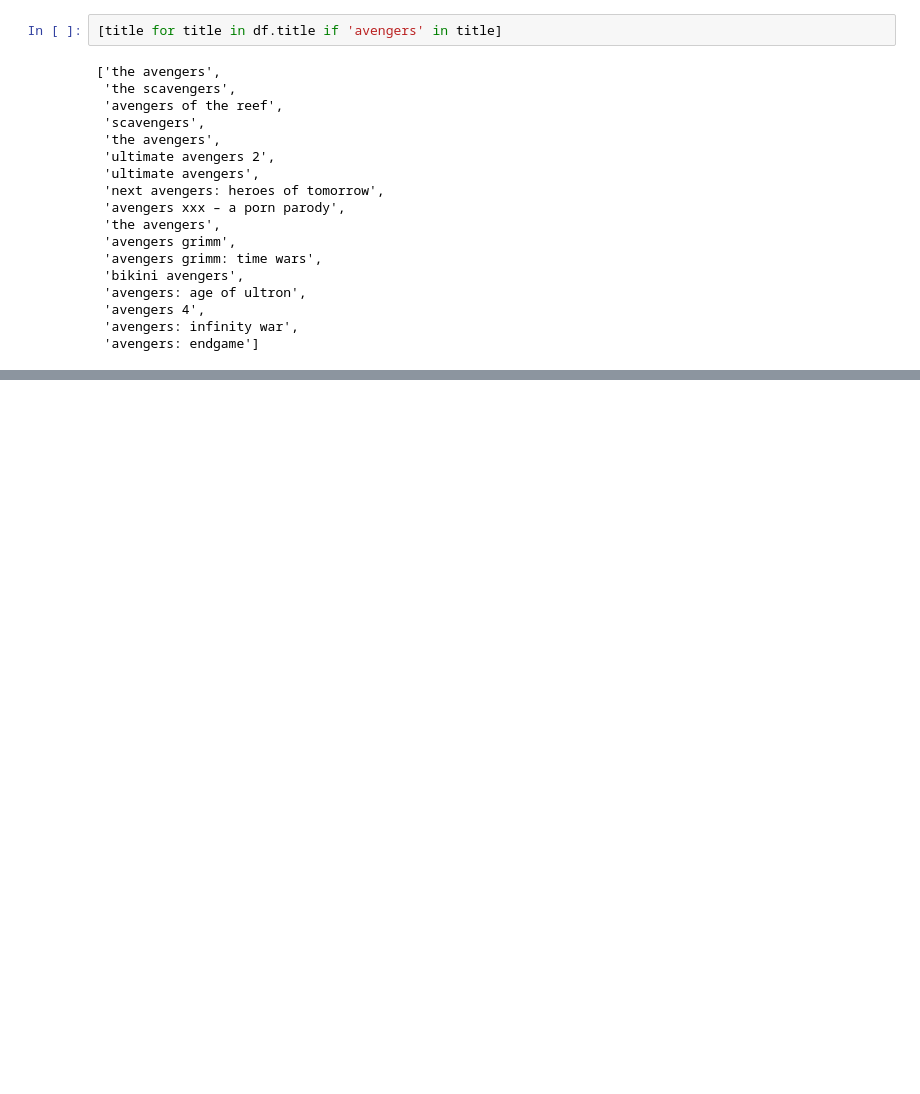
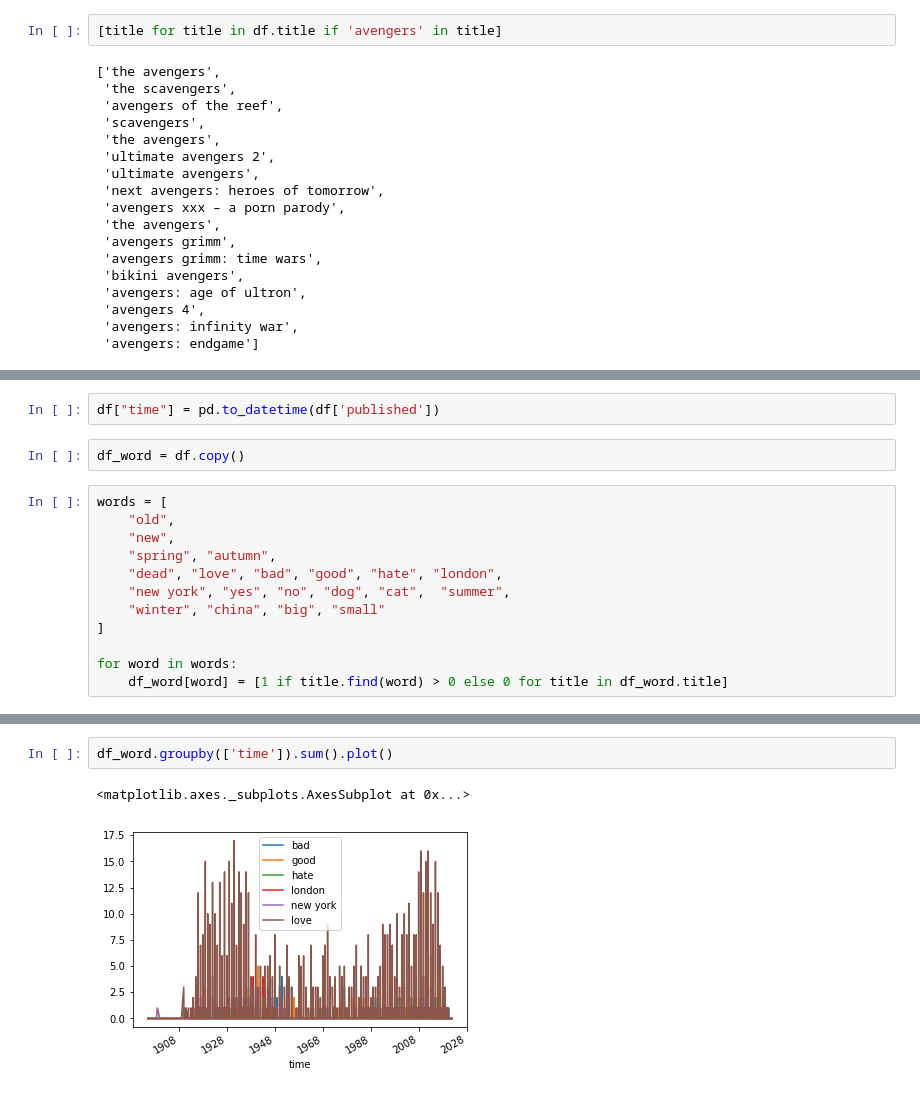
Before and after one commit to lisongx/film_title, a Jupyter notebook: src/data_cleaning.ipynb, the cells around one changed output, grey strips where cells are left out. Saved outputs shown, nothing was run; the diff lists cells and outputs as text; blank space fills up the shorter version.

```diff
--- a/src/data_cleaning.ipynb
+++ b/src/data_cleaning.ipynb
@@ -388,0 +372,16 @@ len(day_list)
+# %%
+df["time"] = pd.to_datetime(df['published'])
+# %%
+df_word = df.copy()
+# %%
+words = [
+    "old",
+    "new",
+    "spring", "autumn",
+    "dead", "love", "bad", "good", "hate", "london",
+    "new york", "yes", "no", "dog", "cat",  "summer",
+    "winter", "china", "big", "small"
+]
+
+for word in words:
+    df_word[word] = [1 if title.find(word) > 0 else 0 for title in df_word.title]
@@ -388,0 +408,5 @@ len(day_list)
+# %%
+df_word.groupby(['time']).sum().plot()
+# %% [output]
+<matplotlib.axes._subplots.AxesSubplot at 0x...>
+[figure, added]
```
Also changed, not shown: parts of 6 cells of this notebook.
